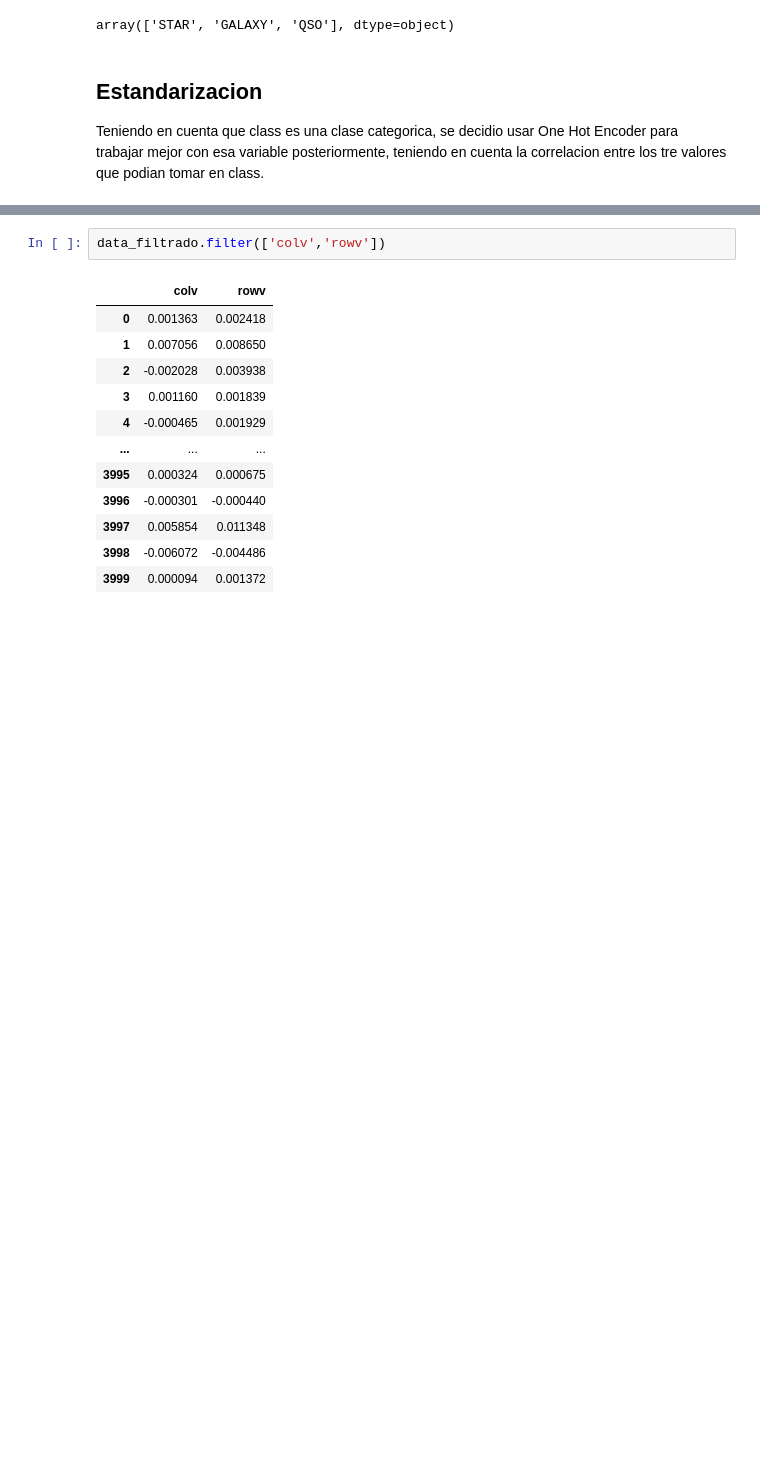
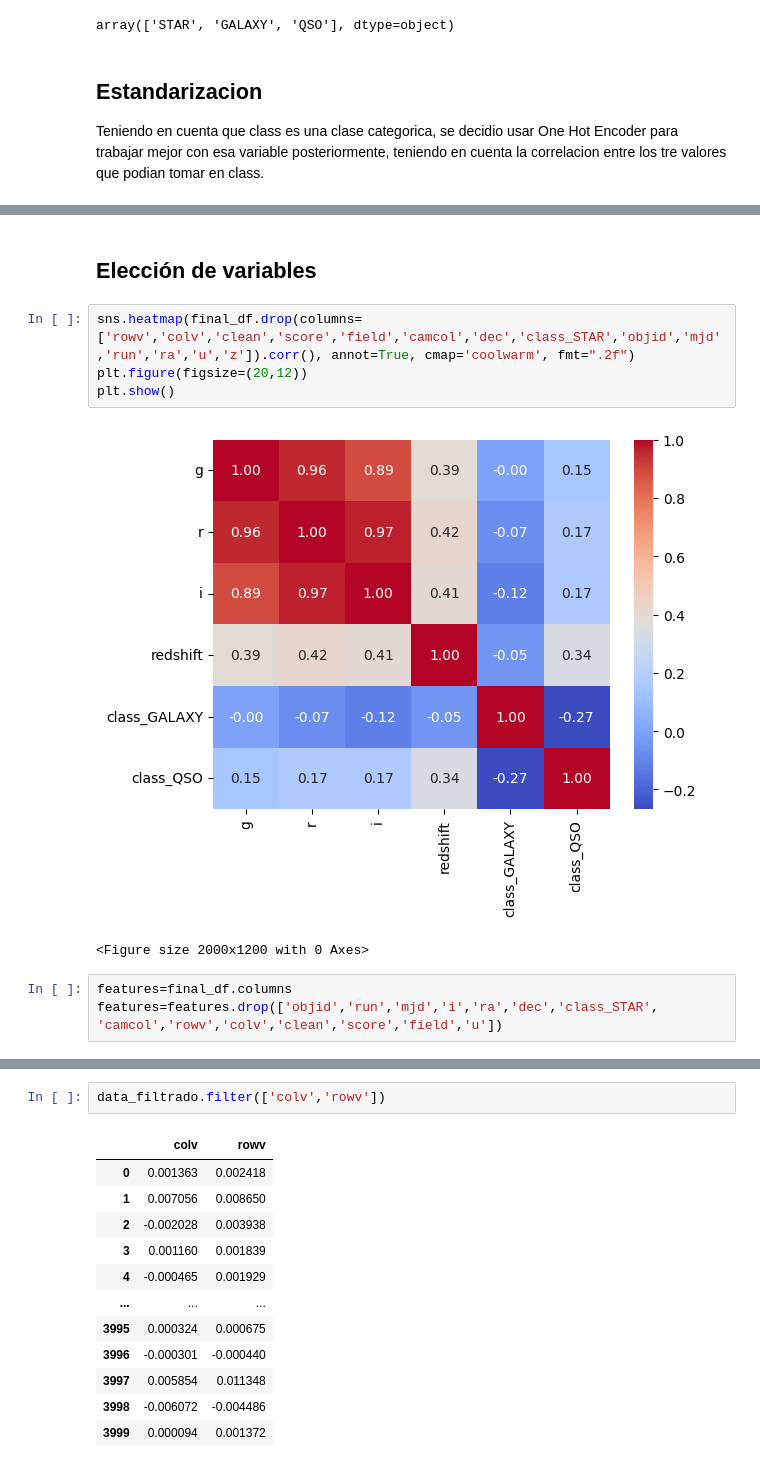
Before and after one commit to ju4ndiegos/BI, a Jupyter notebook: Lab-1/lab1.ipynb, the cells around one changed output, grey strips where cells are left out. Drawn from its saved outputs; the diff is of its cells as text; blank space fills up the shorter version.

```diff
--- a/Lab-1/lab1.ipynb
+++ b/Lab-1/lab1.ipynb
@@ -216,0 +163,12 @@ data_train.sample(5)
+# %% [markdown]
+## Elección de variables
+# %%
+sns.heatmap(final_df.drop(columns=['rowv','colv','clean','score','field','camcol','dec','class_STAR','objid','mjd','run','ra','u','z']).corr(), annot=True, cmap='coolwarm', fmt=".2f")
+plt.figure(figsize=(20,12))
+plt.show()
+# %% [output]
+[figure, added]
+<Figure size 2000x1200 with 0 Axes>
+# %%
+features=final_df.columns
+features=features.drop(['objid','run','mjd','i','ra','dec','class_STAR', 'camcol','rowv','colv','clean','score','field','u'])
```
Also changed, not shown: parts of 18 cells of this notebook.
